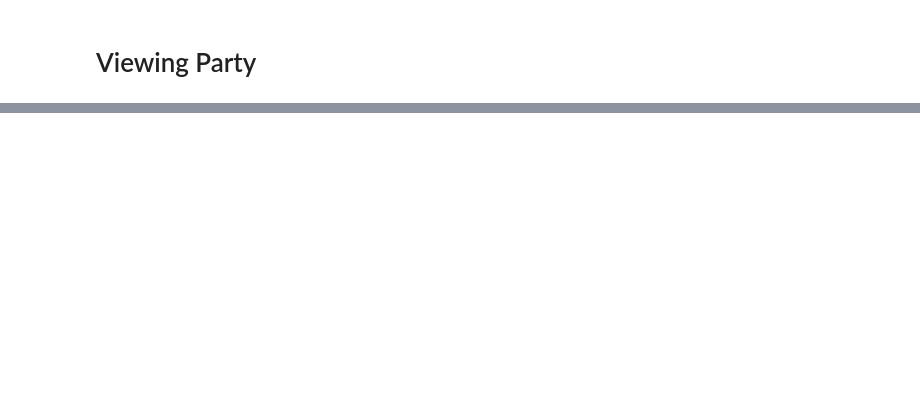
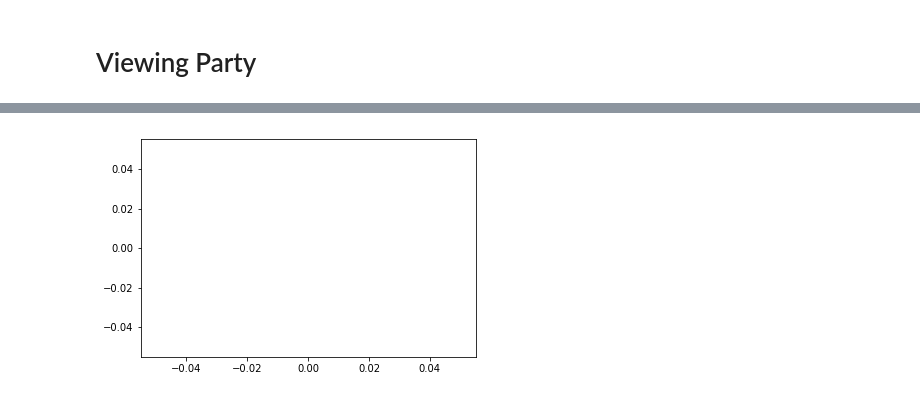
Before and after one commit to gebob19/DRL-Research-AFSR, a Jupyter notebook: codebase/main.ipynb, the cells around one changed output, grey strips where cells are left out. Saved outputs shown, nothing was run; the diff lists cells and outputs as text; code cells hidden in the pictures; blank space fills up the shorter version.

```diff
--- a/codebase/main.ipynb
+++ b/codebase/main.ipynb
@@ -360,3 +376,8 @@ KeyboardInterrupt:
+# %%
+plt.plot(np.array(dynamics_max_profit).flatten())
+plt.show()
+# %% [output]
+[figure, added]
 # %%
 logs = list(Path('iter-frames').iterdir())
 logs
```
Also changed, not shown: parts of 8 cells of this notebook, 1 other file.
